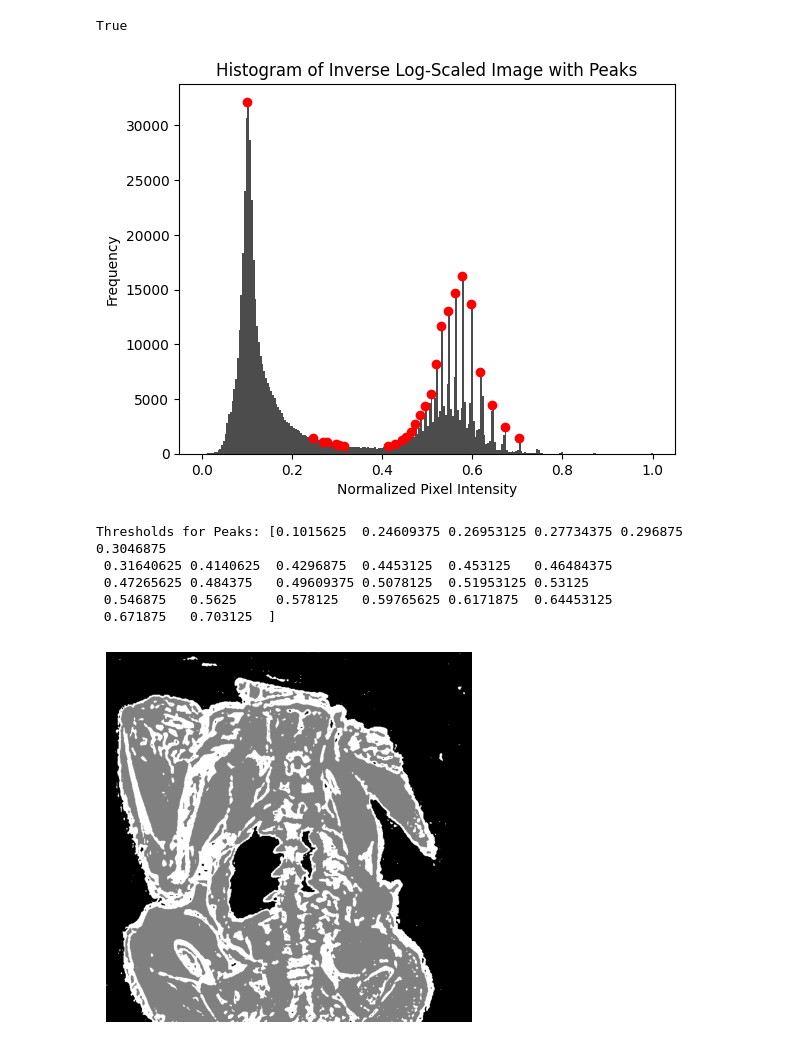
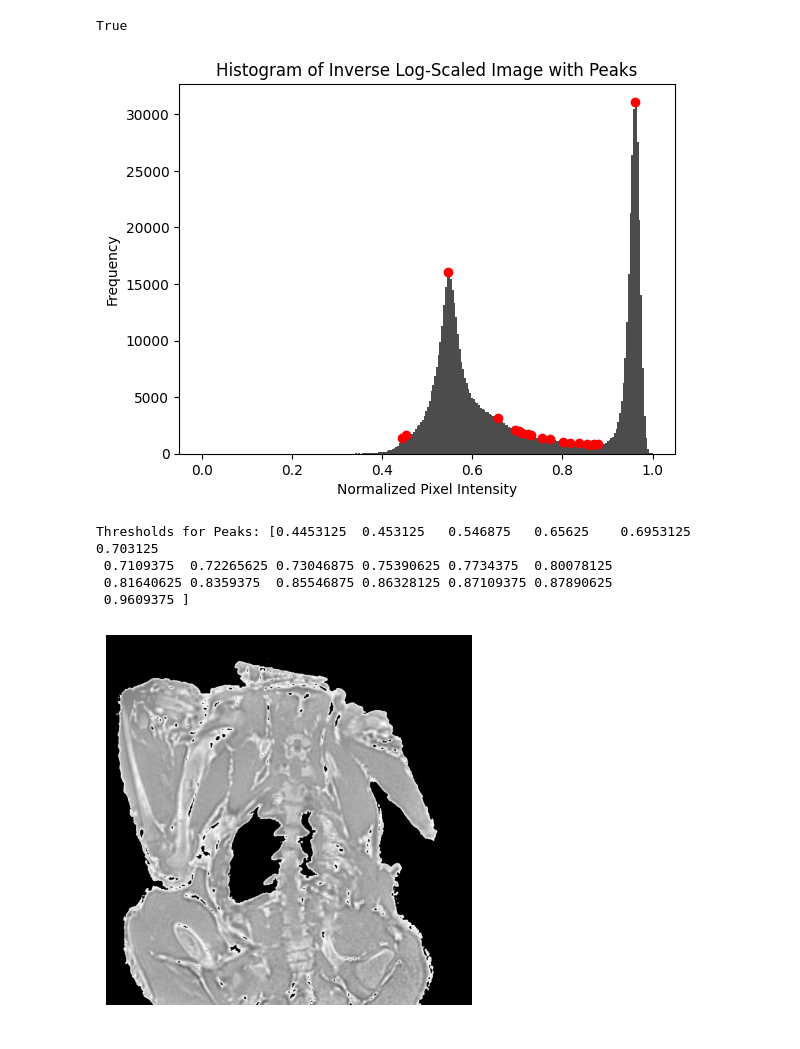
Before and after one commit to Yakuson/MRI-TO-PCT, a Jupyter notebook: Capstone Code and resources/Code/CFP.ipynb, the cells around one changed output. Drawn from its saved outputs; the diff is of its cells as text; code cells hidden in the pictures.

Commit message:
correction to inverse log scaling normalization, comment out soft tissue and bone masks for now

```diff
--- a/Capstone Code and resources/Code/CFP.ipynb
+++ b/Capstone Code and resources/Code/CFP.ipynb
@@ -29,9 +29,10 @@ corrector = sitk.N4BiasFieldCorrectionImageFilter()
 corrected_image_sitk = corrector.Execute(image_sitk)
 
 corrected_image = sitk.GetArrayFromImage(corrected_image_sitk)
+corrected_image = corrected_image / np.max(corrected_image) # Normalization from [0 - 1]
 
 log_image = np.log(corrected_image + 1) # Avoids log(0)
-log_image = np.uint8(255 * log_image / np.max(log_image)) # Normalization from [0 - 1] within rescaling
+log_image = np.uint8(255 * log_image)
 
 inverse_log_image = 255 - log_image
 cv2.imwrite('Images/CFP_inverse_log_scaled_image.png', inverse_log_image) # Change as needed to avoid overwrite
@@ -61,35 +62,34 @@ plt.show()
 
 print('Thresholds for Peaks:', thresholds)
 # %% [output]
-[figure, old version]
+[figure, new version]
-Thresholds for Peaks: [0.1015625  0.24609375 0.26953125 0.27734375 0.296875   0.3046875
- 0.31640625 0.4140625  0.4296875  0.4453125  0.453125   0.46484375
- 0.47265625 0.484375   0.49609375 0.5078125  0.51953125 0.53125
- 0.546875   0.5625     0.578125   0.59765625 0.6171875  0.64453125
- 0.671875   0.703125  ]
+Thresholds for Peaks: [0.4453125  0.453125   0.546875   0.65625    0.6953125  0.703125
+ 0.7109375  0.72265625 0.73046875 0.75390625 0.7734375  0.80078125
+ 0.81640625 0.8359375  0.85546875 0.86328125 0.87109375 0.87890625
+ 0.9609375 ]
 # %%
 # Section for Segmentation based on Previous Thresholds
-segmented_image = np.zeros_like(inverse_log_image, dtype=np.uint8)
+segmented_image = inverse_log_image
 
 # Manually choose thresholds based on above histogram bins and inverse log scaled image
-threshold1 = 0.13 # or threshold[0] + 0.02, threshold[1], etc.
-threshold2 = 0.4
+threshold1 = 0.65 # or threshold[0] + 0.02, threshold[1], etc.
+threshold2 = 0.85
 
 # Segment the image based on thresholds (masking from literature)
 # NOTE: Masks may need to be switched around based on the DICOM pictures (i.e if bone is darker and background is lighter)
 soft_tissue_mask = (inv_norm < threshold1)
 bone_mask = (inv_norm >= threshold1) & (inv_norm < threshold2)
 air_mask = (inv_norm >= threshold2)
 
 # Assign greyscale values for segment display
 segmented_image[air_mask] = 0
-segmented_image[soft_tissue_mask] = 128
-segmented_image[bone_mask] = 255
+# segmented_image[soft_tissue_mask] = 128
+# segmented_image[bone_mask] = 255
 
 # Save and display
 cv2.imwrite('Images/CFP_segmented_image.png', segmented_image)
 plt.imshow(segmented_image, cmap='gray')
 plt.axis('off')
 plt.show()
 # %% [output]
-[figure, old version]
+[figure, new version]
```
Also changed, not shown: 2 other files.
